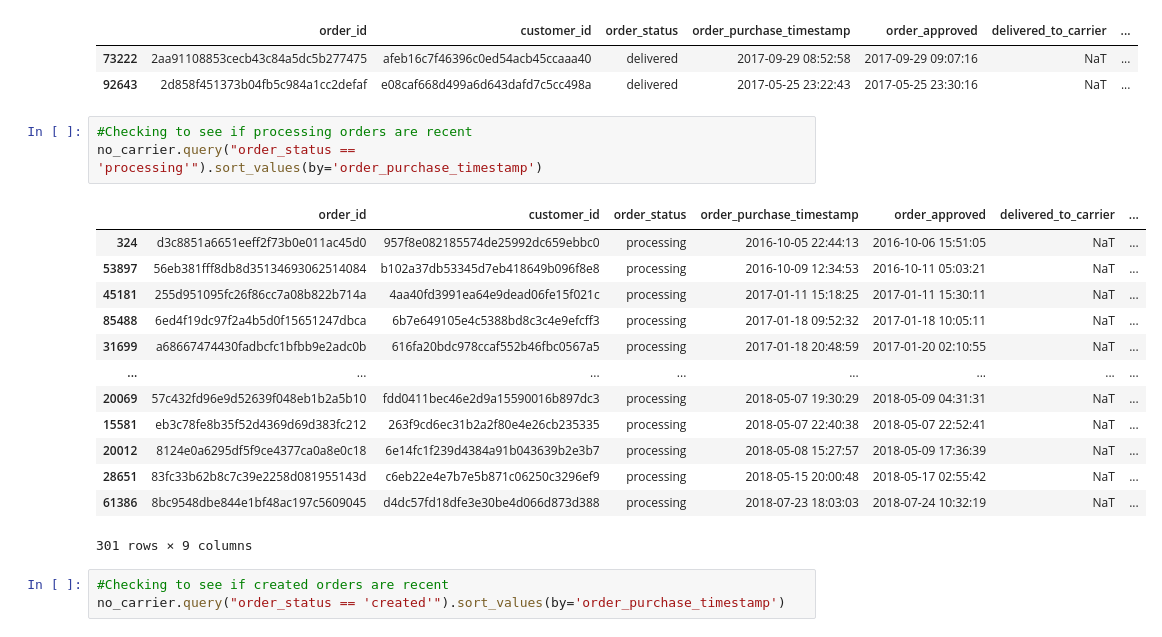
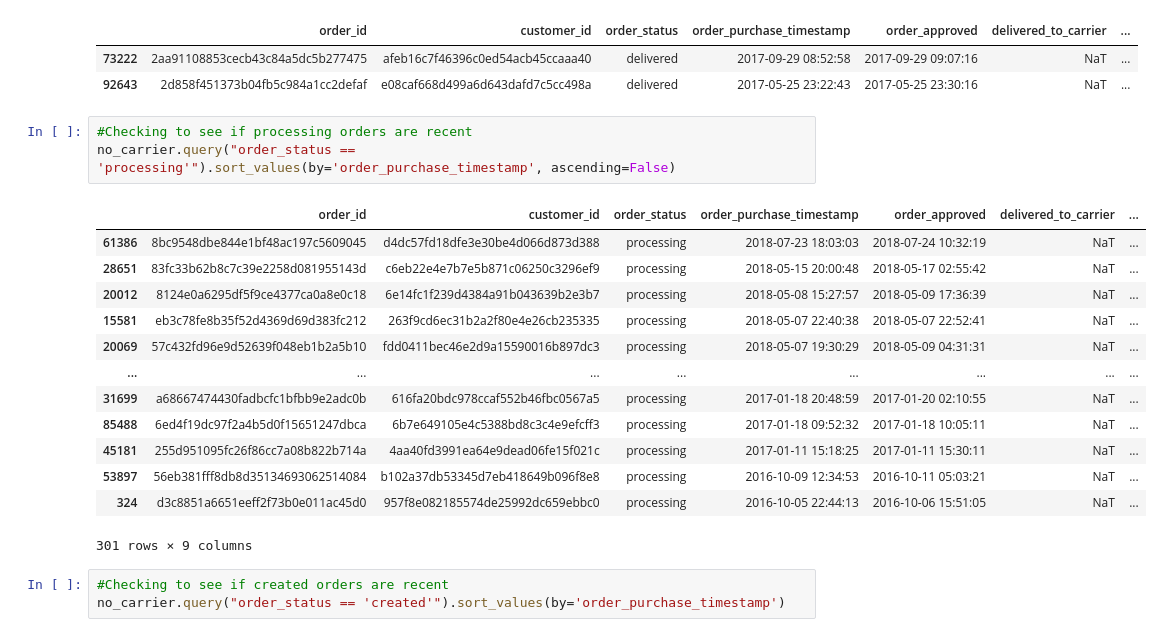
Before and after one commit to RossReisman/Data-Analyst-Portfolio, a Jupyter notebook: Python/brazil/brazil.ipynb, the cells around one changed output. Saved outputs shown, nothing was run; the diff lists cells and outputs as text.

```diff
--- a/Python/brazil/brazil.ipynb
+++ b/Python/brazil/brazil.ipynb
@@ -508,20 +542,20 @@ no_carrier.query("order_status == 'delivered'")
 | 92643 | 2d858f451373b04fb5c984a1cc2defaf | e08caf668d499a6d643dafd7c5cc498a | delivered | 2017-05-25 23:22:43 | 2017-05-25 23:30:16 | NaT | ... |
 # %%
 #Checking to see if processing orders are recent
-no_carrier.query("order_status == 'processing'").sort_values(by='order_purchase_timestamp')
+no_carrier.query("order_status == 'processing'").sort_values(by='order_purchase_timestamp', ascending=False)
 # %% [output]
 |  | order_id | customer_id | order_status | order_purchase_timestamp | order_approved | delivered_to_carrier | ... |
+| 61386 | 8bc9548dbe844e1bf48ac197c5609045 | d4dc57fd18dfe3e30be4d066d873d388 | processing | 2018-07-23 18:03:03 | 2018-07-24 10:32:19 | NaT | ... |
+| 28651 | 83fc33b62b8c7c39e2258d081955143d | c6eb22e4e7b7e5b871c06250c3296ef9 | processing | 2018-05-15 20:00:48 | 2018-05-17 02:55:42 | NaT | ... |
+| 20012 | 8124e0a6295df5f9ce4377ca0a8e0c18 | 6e14fc1f239d4384a91b043639b2e3b7 | processing | 2018-05-08 15:27:57 | 2018-05-09 17:36:39 | NaT | ... |
+| 15581 | eb3c78fe8b35f52d4369d69d383fc212 | 263f9cd6ec31b2a2f80e4e26cb235335 | processing | 2018-05-07 22:40:38 | 2018-05-07 22:52:41 | NaT | ... |
+| 20069 | 57c432fd96e9d52639f048eb1b2a5b10 | fdd0411bec46e2d9a15590016b897dc3 | processing | 2018-05-07 19:30:29 | 2018-05-09 04:31:31 | NaT | ... |
+| ... | ... | ... | ... | ... | ... | ... | ... |
+| 31699 | a68667474430fadbcfc1bfbb9e2adc0b | 616fa20bdc978ccaf552b46fbc0567a5 | processing | 2017-01-18 20:48:59 | 2017-01-20 02:10:55 | NaT | ... |
+| 85488 | 6ed4f19dc97f2a4b5d0f15651247dbca | 6b7e649105e4c5388bd8c3c4e9efcff3 | processing | 2017-01-18 09:52:32 | 2017-01-18 10:05:11 | NaT | ... |
+| 45181 | 255d951095fc26f86cc7a08b822b714a | 4aa40fd3991ea64e9dead06fe15f021c | processing | 2017-01-11 15:18:25 | 2017-01-11 15:30:11 | NaT | ... |
+| 53897 | 56eb381fff8db8d35134693062514084 | b102a37db53345d7eb418649b096f8e8 | processing | 2016-10-09 12:34:53 | 2016-10-11 05:03:21 | NaT | ... |
 | 324 | d3c8851a6651eeff2f73b0e011ac45d0 | 957f8e082185574de25992dc659ebbc0 | processing | 2016-10-05 22:44:13 | 2016-10-06 15:51:05 | NaT | ... |
-| 53897 | 56eb381fff8db8d35134693062514084 | b102a37db53345d7eb418649b096f8e8 | processing | 2016-10-09 12:34:53 | 2016-10-11 05:03:21 | NaT | ... |
-| 45181 | 255d951095fc26f86cc7a08b822b714a | 4aa40fd3991ea64e9dead06fe15f021c | processing | 2017-01-11 15:18:25 | 2017-01-11 15:30:11 | NaT | ... |
-| 85488 | 6ed4f19dc97f2a4b5d0f15651247dbca | 6b7e649105e4c5388bd8c3c4e9efcff3 | processing | 2017-01-18 09:52:32 | 2017-01-18 10:05:11 | NaT | ... |
-| 31699 | a68667474430fadbcfc1bfbb9e2adc0b | 616fa20bdc978ccaf552b46fbc0567a5 | processing | 2017-01-18 20:48:59 | 2017-01-20 02:10:55 | NaT | ... |
-| ... | ... | ... | ... | ... | ... | ... | ... |
-| 20069 | 57c432fd96e9d52639f048eb1b2a5b10 | fdd0411bec46e2d9a15590016b897dc3 | processing | 2018-05-07 19:30:29 | 2018-05-09 04:31:31 | NaT | ... |
-| 15581 | eb3c78fe8b35f52d4369d69d383fc212 | 263f9cd6ec31b2a2f80e4e26cb235335 | processing | 2018-05-07 22:40:38 | 2018-05-07 22:52:41 | NaT | ... |
-| 20012 | 8124e0a6295df5f9ce4377ca0a8e0c18 | 6e14fc1f239d4384a91b043639b2e3b7 | processing | 2018-05-08 15:27:57 | 2018-05-09 17:36:39 | NaT | ... |
-| 28651 | 83fc33b62b8c7c39e2258d081955143d | c6eb22e4e7b7e5b871c06250c3296ef9 | processing | 2018-05-15 20:00:48 | 2018-05-17 02:55:42 | NaT | ... |
-| 61386 | 8bc9548dbe844e1bf48ac197c5609045 | d4dc57fd18dfe3e30be4d066d873d388 | processing | 2018-07-23 18:03:03 | 2018-07-24 10:32:19 | NaT | ... |
 301 rows × 9 columns
 # %%
 #Checking to see if created orders are recent
```
Also changed, not shown: parts of 22 cells of this notebook.
